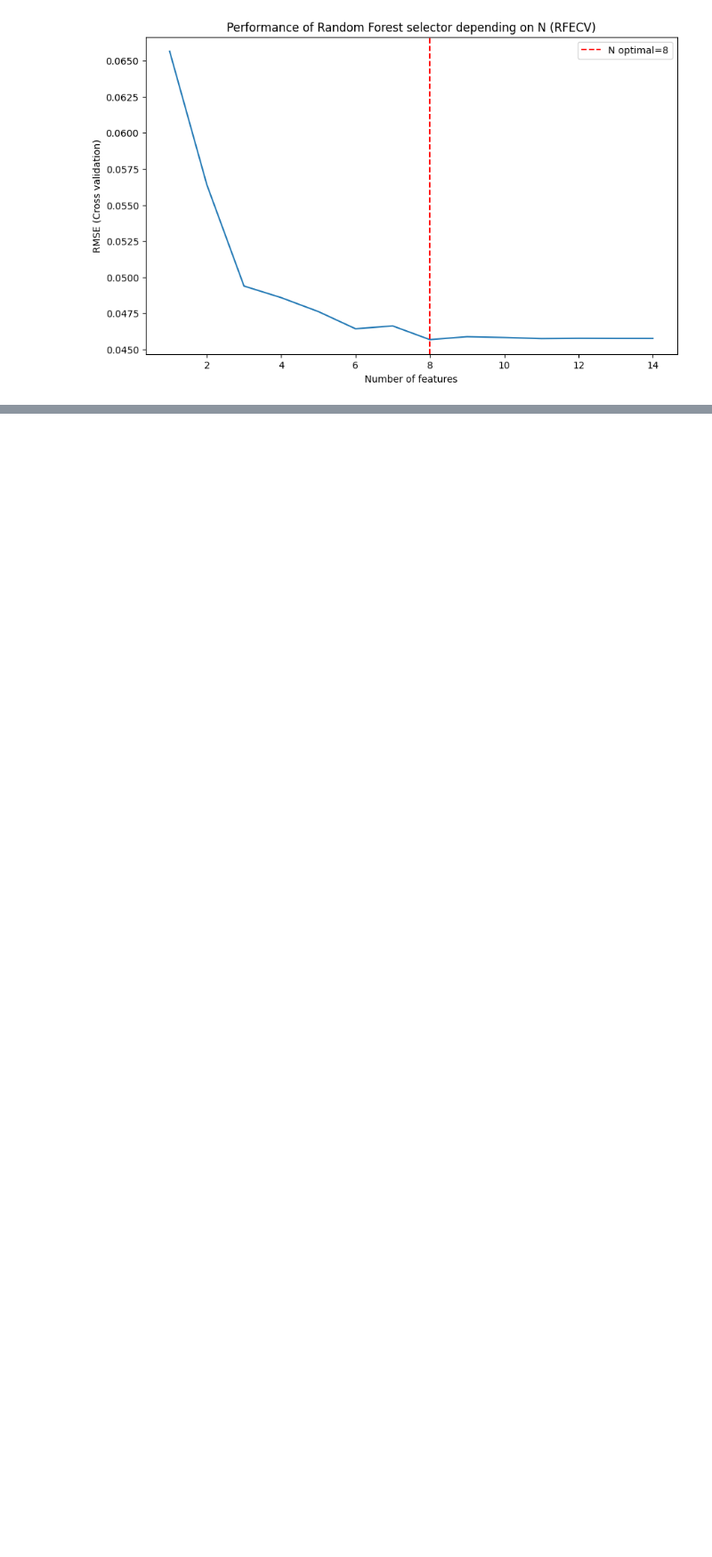
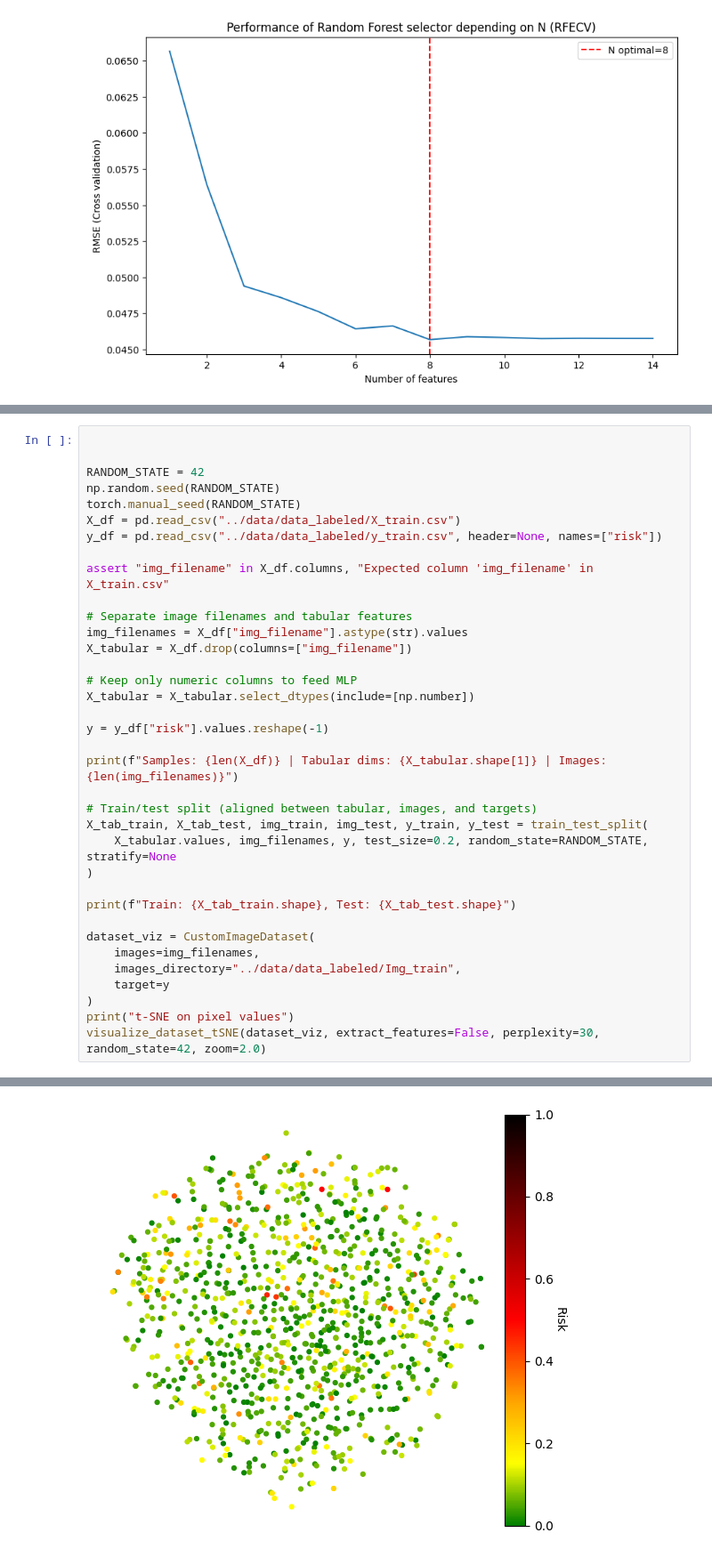
Before and after one commit to thomasrixen/LELEC2870-Project, a Jupyter notebook: Full pipeline/final_pipeline.ipynb, the cells around one changed output, grey strips where cells are left out. Shown at 89% size. Drawn from its saved outputs; the diff is of its cells as text; blank space fills up the shorter version.

```diff
--- a/Full pipeline/final_pipeline.ipynb
+++ b/Full pipeline/final_pipeline.ipynb
@@ -385,0 +435,37 @@ Fitting 5 folds for each of 9 candidates, totalling 45 fits
+# %%
+
+
+RANDOM_STATE = 42
+np.random.seed(RANDOM_STATE)
+torch.manual_seed(RANDOM_STATE)
+X_df = pd.read_csv("../data/data_labeled/X_train.csv")
+y_df = pd.read_csv("../data/data_labeled/y_train.csv", header=None, names=["risk"])
+
+assert "img_filename" in X_df.columns, "Expected column 'img_filename' in X_train.csv"
+
+# Separate image filenames and tabular features
+img_filenames = X_df["img_filename"].astype(str).values
+X_tabular = X_df.drop(columns=["img_filename"])
+
+# Keep only numeric columns to feed MLP
+X_tabular = X_tabular.select_dtypes(include=[np.number])
+
+y = y_df["risk"].values.reshape(-1)
+
+print(f"Samples: {len(X_df)} | Tabular dims: {X_tabular.shape[1]} | Images: {len(img_filenames)}")
+
+# Train/test split (aligned between tabular, images, and targets)
+X_tab_train, X_tab_test, img_train, img_test, y_train, y_test = train_test_split(
+    X_tabular.values, img_filenames, y, test_size=0.2, random_state=RANDOM_STATE, stratify=None
+)
+
+print(f"Train: {X_tab_train.shape}, Test: {X_tab_test.shape}")
+
+dataset_viz = CustomImageDataset(
+    images=img_filenames,
+    images_directory="../data/data_labeled/Img_train",
+    target=y
+)
+print("t-SNE on pixel values")
+visualize_dataset_tSNE(dataset_viz, extract_features=False, perplexity=30, random_state=42, zoom=2.0)
+# %% [output]
@@ -385,0 +475 @@ Fitting 5 folds for each of 9 candidates, totalling 45 fits
+[figure, added]
```
Also changed, not shown: parts of 14 cells of this notebook, 3 other files.
